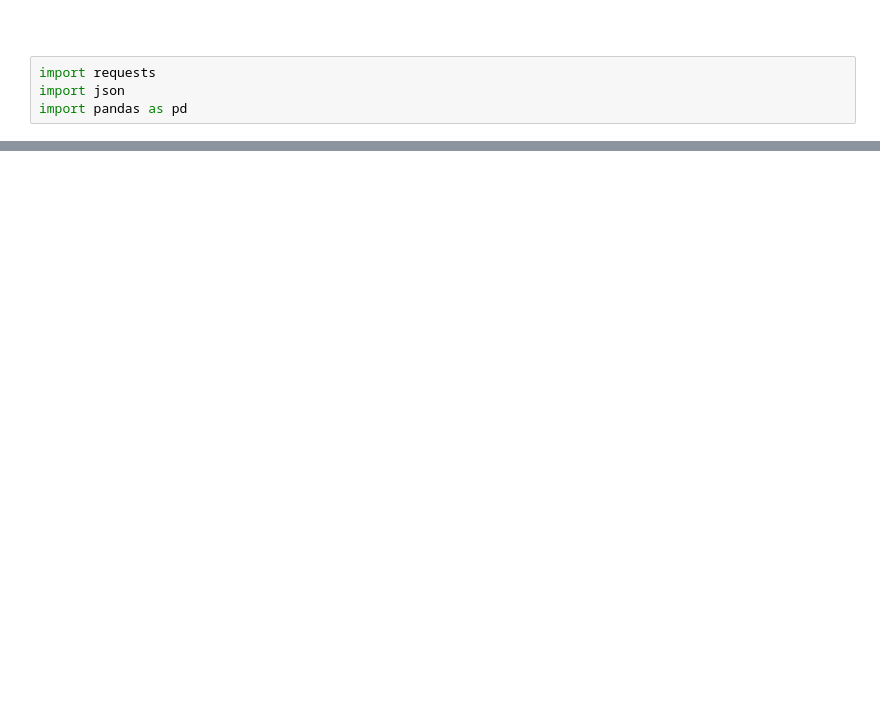
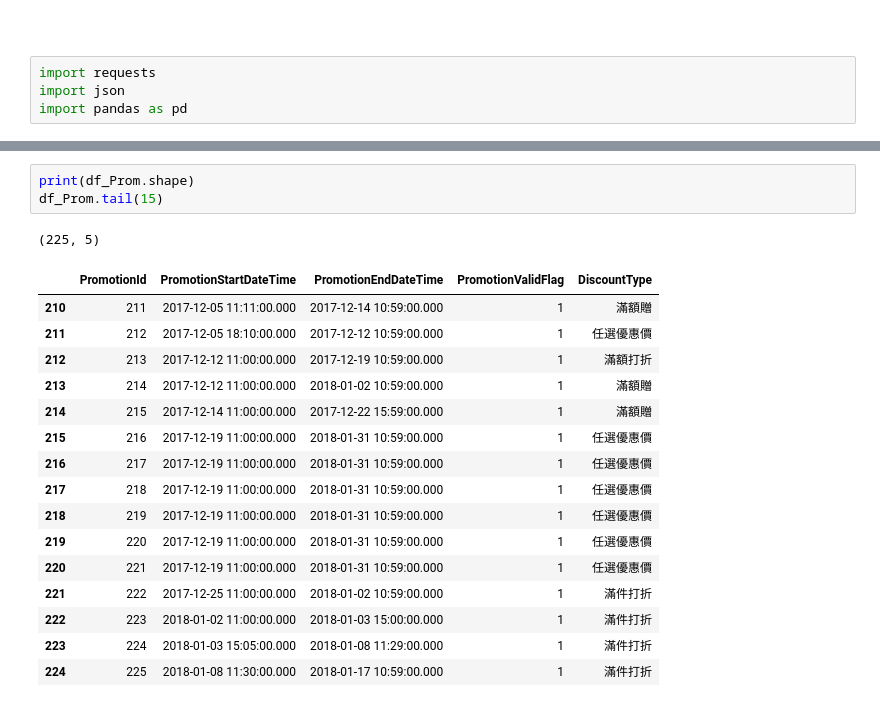
Before and after one commit to chenshowa/Showa_CsxPython, a Jupyter notebook: week_5/course_5_experience_design.ipynb, the cells around one changed output, grey strips where cells are left out. Saved outputs shown, nothing was run; the diff lists cells and outputs as text; blank space fills up the shorter version.

```diff
--- a/week_5/course_5_experience_design.ipynb
+++ b/week_5/course_5_experience_design.ipynb
@@ -15,0 +41,21 @@ df_Ecoup
+# %%
+print(df_Prom.shape)
+df_Prom.tail(15)
+# %% [output]
+(225, 5)
+|  | ﻿PromotionId | PromotionStartDateTime | PromotionEndDateTime | PromotionValidFlag | DiscountType |
+| 210 | 211 | 2017-12-05 11:11:00.000 | 2017-12-14 10:59:00.000 | 1 | 滿額贈 |
+| 211 | 212 | 2017-12-05 18:10:00.000 | 2017-12-12 10:59:00.000 | 1 | 任選優惠價 |
+| 212 | 213 | 2017-12-12 11:00:00.000 | 2017-12-19 10:59:00.000 | 1 | 滿額打折 |
+| 213 | 214 | 2017-12-12 11:00:00.000 | 2018-01-02 10:59:00.000 | 1 | 滿額贈 |
+| 214 | 215 | 2017-12-14 11:00:00.000 | 2017-12-22 15:59:00.000 | 1 | 滿額贈 |
+| 215 | 216 | 2017-12-19 11:00:00.000 | 2018-01-31 10:59:00.000 | 1 | 任選優惠價 |
+| 216 | 217 | 2017-12-19 11:00:00.000 | 2018-01-31 10:59:00.000 | 1 | 任選優惠價 |
+| 217 | 218 | 2017-12-19 11:00:00.000 | 2018-01-31 10:59:00.000 | 1 | 任選優惠價 |
+| 218 | 219 | 2017-12-19 11:00:00.000 | 2018-01-31 10:59:00.000 | 1 | 任選優惠價 |
+| 219 | 220 | 2017-12-19 11:00:00.000 | 2018-01-31 10:59:00.000 | 1 | 任選優惠價 |
+| 220 | 221 | 2017-12-19 11:00:00.000 | 2018-01-31 10:59:00.000 | 1 | 任選優惠價 |
+| 221 | 222 | 2017-12-25 11:00:00.000 | 2018-01-02 10:59:00.000 | 1 | 滿件打折 |
+| 222 | 223 | 2018-01-02 11:00:00.000 | 2018-01-03 15:00:00.000 | 1 | 滿件打折 |
+| 223 | 224 | 2018-01-03 15:05:00.000 | 2018-01-08 11:29:00.000 | 1 | 滿件打折 |
+| 224 | 225 | 2018-01-08 11:30:00.000 | 2018-01-17 10:59:00.000 | 1 | 滿件打折 |
```
Also changed, not shown: parts of 8 cells of this notebook, 2 other files.
